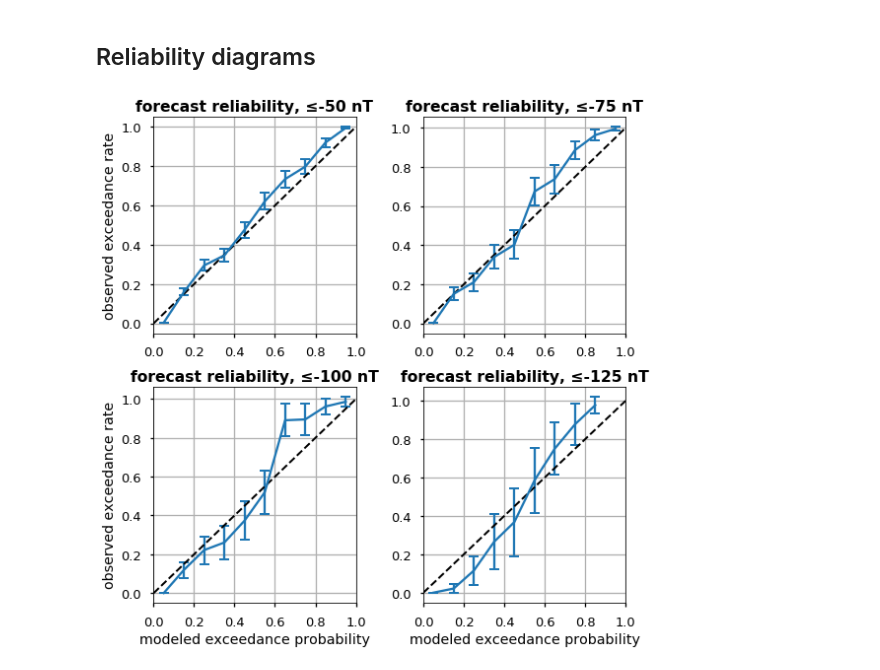
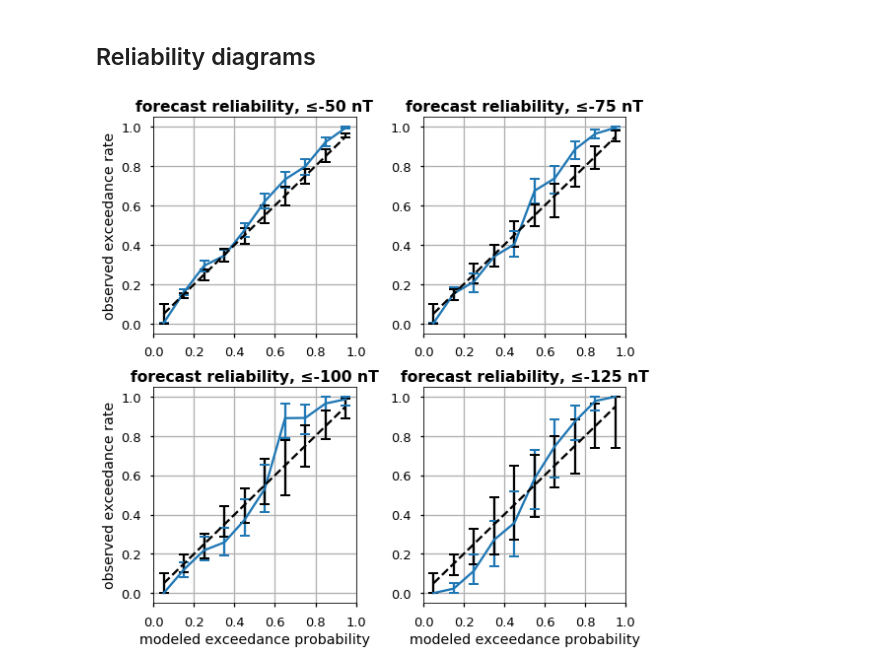
Before and after one commit to sarttiso/spaceweather, a Jupyter notebook: manuscript_figures.ipynb, the cells around one changed output. Saved outputs shown, nothing was run; the diff lists cells and outputs as text; code cells hidden in the pictures.

Commit message:
added computation of consistency bars as described in Brocker and Smith, 2007

```diff
--- a/manuscript_figures.ipynb
+++ b/manuscript_figures.ipynb
@@ -83,7 +83,7 @@ def forecast_l1(hours):
     ndat = data.shape[0]
     t = data.index
 
-    post_model, data_out_arr = shared_processing(hours, 'SW', data_in, data_out, t)
+    post_model, data_out_arr, t_out = shared_processing(hours, 'SW', data_in, data_out, t)
 
      # minus sign for reverse skewness of Gumbel (if necessary)
     data_out_pred_loc = post_model.loc.numpy()
@@ -116,7 +116,7 @@ def forecast_both(hours):
     data_in['Mass'] = np.log10(data_in['Mass'] + 1e13)
     data_in['Kinetic energy'] = np.log10(data_in['Kinetic energy'] + 1e27)
 
-    post_model, data_out_arr = shared_processing(hours, 'XrayCMESW', data_in, data_out, t)
+    post_model, data_out_arr, t_out = shared_processing(hours, 'XrayCMESW', data_in, data_out, t)
 
     # minus sign for reverse skewness of Gumbel (if necessary)
     data_out_pred_loc = post_model.loc.numpy()
@@ -216,7 +216,7 @@ def shared_processing(hours, st, data_in, data_out, t):
 #     pdb.set_trace()
     post_model = model(data_in_arr_scaled)
 
-    return post_model, data_out_arr
+    return post_model, data_out_arr, t_out
 
 def load_data():
     dst = omni['Dst (nT)']
@@ -673,33 +674,49 @@ exc = 'leq'
 
 obs_exc = np.zeros((nbins, nthres))
 obs_exc_std = np.zeros((nbins, nthres))
-bin_cen = np.zeros((nbins, nthres))
-brier = np.zeros(nthres)
+obs_exc_lb = np.zeros((nbins, nthres))
+obs_exc_ub = np.zeros((nbins, nthres))
+
+consist_lb = np.zeros((nbins, nthres))
+consist_ub = np.zeros((nbins, nthres))
+
 for ii in range(nthres):
-    obs_exc[:, ii], obs_exc_std[:, ii] = reliability(data_out_pred_bt, data_out_arr_bt,
+    obs_exc[:, ii], obs_exc_pct, consist_pct = reliability(data_out_pred_bt, data_out_arr_bt,
                                  thres[ii],
                                  bin_edges,
                                  exc=exc,
                                  first=first,
-                                 bootstrap=1000)
+                                 bootstrap=100)
+    obs_exc_pct = np.abs(obs_exc_pct - obs_exc[:, ii])
+    obs_exc_lb[:, ii] = obs_exc_pct[0, :]
+    obs_exc_ub[:, ii] = obs_exc_pct[1, :]
+
+    consist_pct = np.abs(consist_pct - bins)
+    consist_lb[:, ii] = consist_pct[0, :]
+    consist_ub[:, ii] = consist_pct[1, :]
 # %%
 fig, ax = plt.subplots(2, 2, figsize=[8, 8])
 
 for ii in range(nthres):
     idx = np.unravel_index(ii, ax.shape)
-    ax[idx].errorbar(bins, obs_exc[:,ii], yerr=2*obs_exc_std[:,ii], capsize=5, capthick=2, label='{:4d}'.format(thres[ii]) + ' nT')
-    ax[idx].plot([0, 1], [0, 1], color='k', linestyle='--', linewidth=2)
+    ax[idx].errorbar(bins, obs_exc[:,ii],
+                     yerr=+np.column_stack((obs_exc_lb[:,ii], obs_exc_ub[:,ii])).T,
+                     capsize=5, capthick=2, label='{:4d}'.format(thres[ii]) + ' nT')
+#     ax[idx].plot([0, 1], [0, 1], color='k', linestyle='--', linewidth=2)
+    ax[idx].errorbar(bins, bins,
+                     yerr=+np.column_stack((consist_lb[:,ii], consist_ub[:,ii])).T,
+                     capsize=5, capthick=2, label='{:4d}'.format(thres[ii]) + ' nT', linestyle='--', color='k')
     ax[idx].set_title('forecast reliability, ≤%d nT' % thres[ii], fontweight='bold')
     ax[idx].set_xlim([0, 1])
     ax[idx].grid(True)
 
 # leg = plt.legend(loc='lower right')
 ax[0, 0].set_ylabel('observed exceedance rate')
 ax[1, 0].set_ylabel('observed exceedance rate')
 ax[1, 0].set_xlabel('modeled exceedance probability')
 ax[1, 1].set_xlabel('modeled exceedance probability')
 plt.tight_layout()
-plt.savefig('figures/est_forecast_reliability_CMESW_Gaussian_mod_t+6.pdf', format='pdf', bbox_inches='tight')
+# plt.savefig('figures/est_forecast_reliability_CMESW_Gaussian_mod_t+6.pdf', format='pdf', bbox_inches='tight')
 plt.show()
 # %% [output]
-[figure, old version]
+[figure, new version]
```
Also changed, not shown: parts of 1 cell of this notebook, 1 other file.
